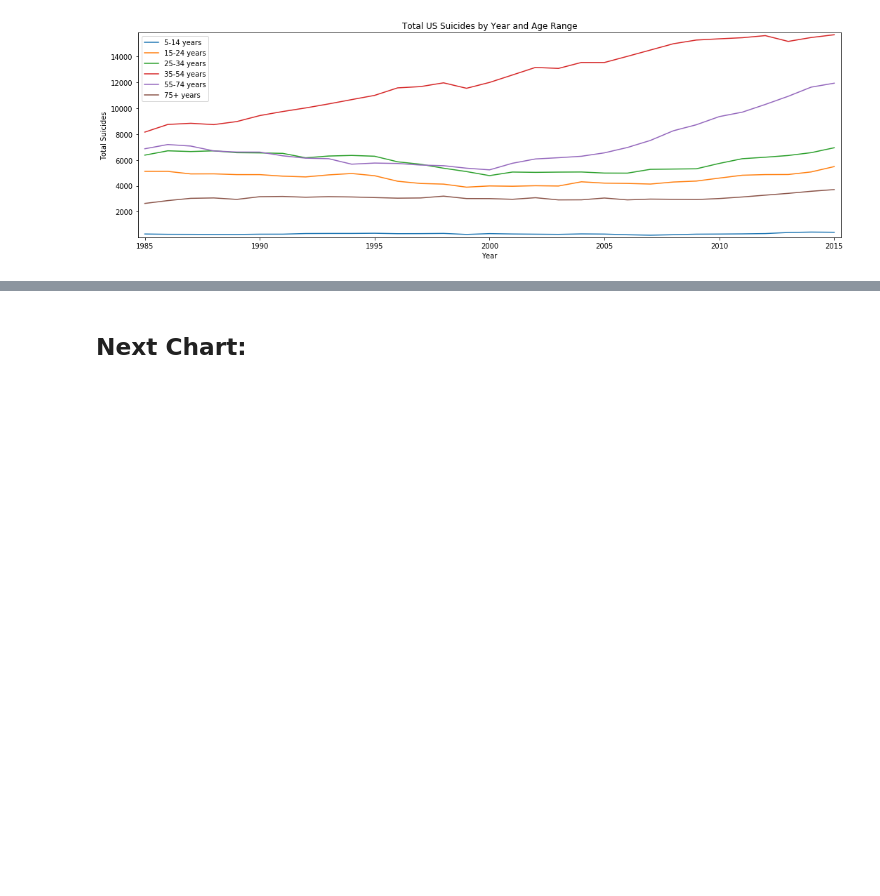
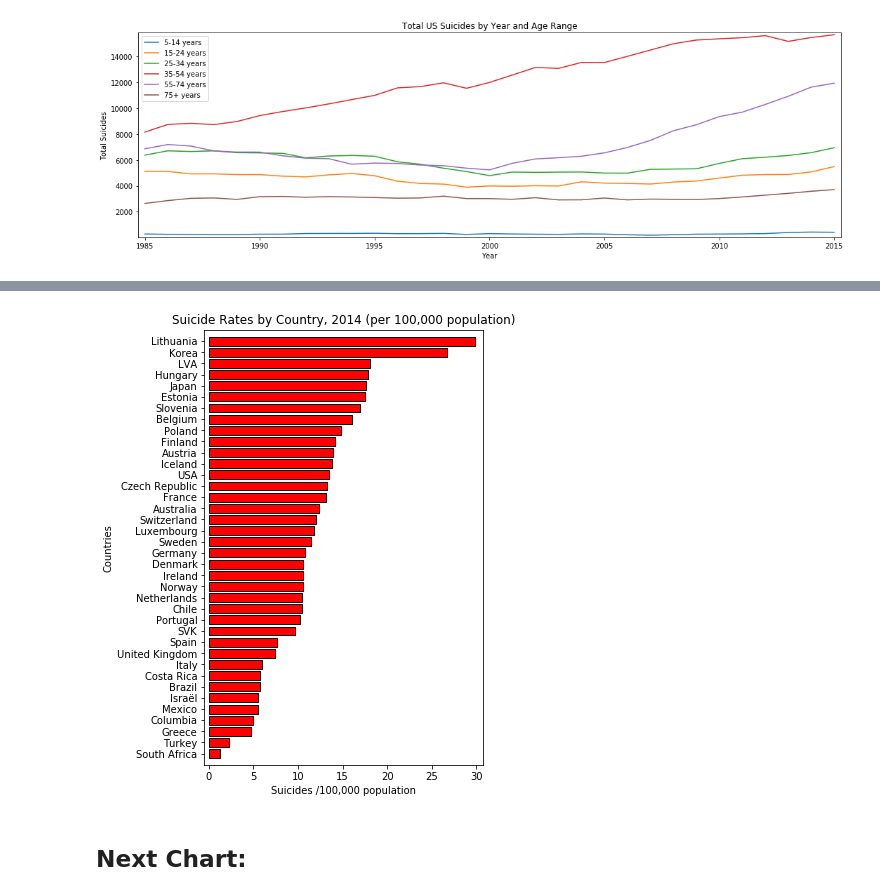
Before and after one commit to aeclaman/Project1, a Jupyter notebook: notebooks/graphs.ipynb, the cells around one changed output, grey strips where cells are left out. Saved outputs shown, nothing was run; the diff lists cells and outputs as text; code cells hidden in the pictures; blank space fills up the shorter version.

Commit message:
graphs has internat_suic code

```diff
--- a/notebooks/graphs.ipynb
+++ b/notebooks/graphs.ipynb
@@ -5,6 +5,7 @@ import pandas as pd
 import numpy as np
 import requests
 import datetime
+import os
 from pprint import pprint
 
 # Import API key
@@ -21,6 +22,7 @@ suicide_us_file = "../data/cleandata/master.csv"
 #Output File (PNG)
 output_us_suicide_vs_age = "../Images/us_suicide_vs_age_line.png"
 output_facilities_vs_pop = "../Images/mh_facilities_vs_population.png"
+path_out_internat = os.path.join("..", "Images", "internat_suic_sorted.png")
 # %% [markdown]
 ## Bar Chart: US facilities vs US Population by State
 # %%
@@ -163,0 +183,11 @@ plt.show()
+# %%
+# len(oecd_df.groupby(["LOCATION"]).groups)     # 38 countries,
+# oecd_df.groupby('LOCATION').first()          # all have values for 2014
+# oecd_df.groupby('LOCATION').last()          # some ONLY have data for 2014
+# No population data or economica data, but a good overview comparing 2nd-1st world.
+### Groupby to gather only 2014 data, since it is the only complete year.
+### Then sort by lowest to hightest suic rate. Set new index once sorted.
+oecd_group = pd.DataFrame(oecd_df.groupby('LOCATION').first())
+oecd_group = oecd_group.sort_values('Value')
+oecd_group = oecd_group.reset_index()
+oecd_group.head()
@@ -163,0 +218,17 @@ plt.show()
+# %%
+# Convert 3-letter country codes > European names, the hard way.
+countries = {"AUS":"Australia", "AUT":"Austria", "BEL":"Belgium", \
+             "BRA":"Brazil", "CHE":"Switzerland", "CHL":"Chile",
+             "COL":"Columbia", "CRI":"Costa Rica", "CZE":"Czech Republic",\
+             "DEU":"Germany", "DNK":"Denmark", "ESP":"Spain", \
+             "EST":"Estonia", "FIN":"Finland", "FRA":"France", \
+             "GBR":"United Kingdom", "GRC":"Greece", "HUN":"Hungary", \
+             "IRL":"Ireland", "ISL":"Iceland", "ISR":"Israël", \
+             "ITA":"Italy", "JPN":"Japan", "KOR":"Korea", \
+             "LTU":"Lithuania", "LUX":"Luxembourg", "MEX":"Mexico", \
+             "NLD":"Netherlands", "NOR":"Norway", "POL":"Poland", \
+             "PRT":"Portugal", "SLV":"Slovak Republic", "SVN":"Slovenia", \
+             "SWE":"Sweden", "TUR":"Turkey", "ZAF":"South Africa"}
+oecd_group.replace(to_replace=countries, value=None, inplace=True)
+oecd_countries = pd.DataFrame(oecd_group)
+oecd_countries.head()
@@ -164,3 +242,20 @@ plt.show()
+# %%
+y_axis = np.arange(len(oecd_countries))
+plt.figure(figsize=(5,8))
+plt.barh(y_axis, oecd_countries["Value"], color='r', align="center", \
+         edgecolor='k', linewidth=1)
+plt.xlim(-0.5, (oecd_countries["Value"]).max()+1)
+plt.ylim(-1, len(oecd_countries))
+labels = oecd_countries.loc[:,"LOCATION"]
+plt.yticks(y_axis, labels)
+plt.title("Suicide Rates by Country, 2014 (per 100,000 population)")
+plt.xlabel("Suicides /100,000 population")
+plt.ylabel("Countries")
+
+plt.savefig(path_out_internat)
+plt.show()
+# %% [output]
+[figure, added]
 # %% [markdown]
 ## Next Chart:
 # %% [markdown]
```
Also changed, not shown: parts of 6 cells of this notebook, 1 other file.
